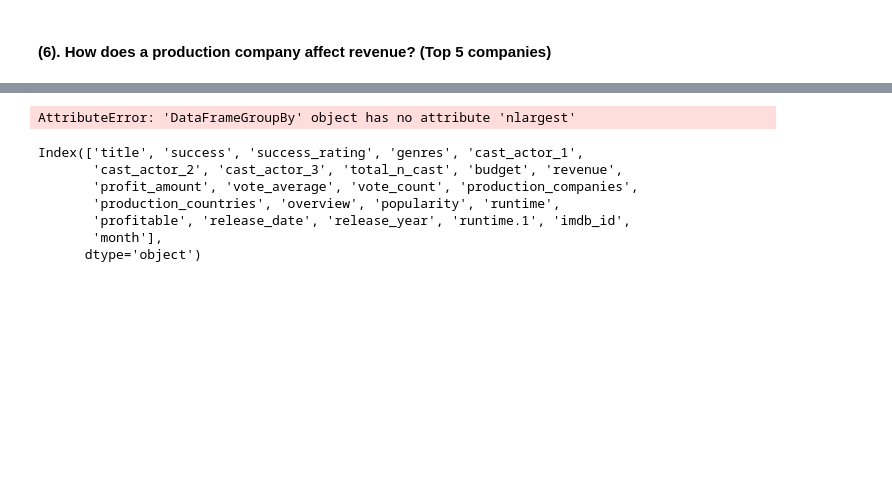
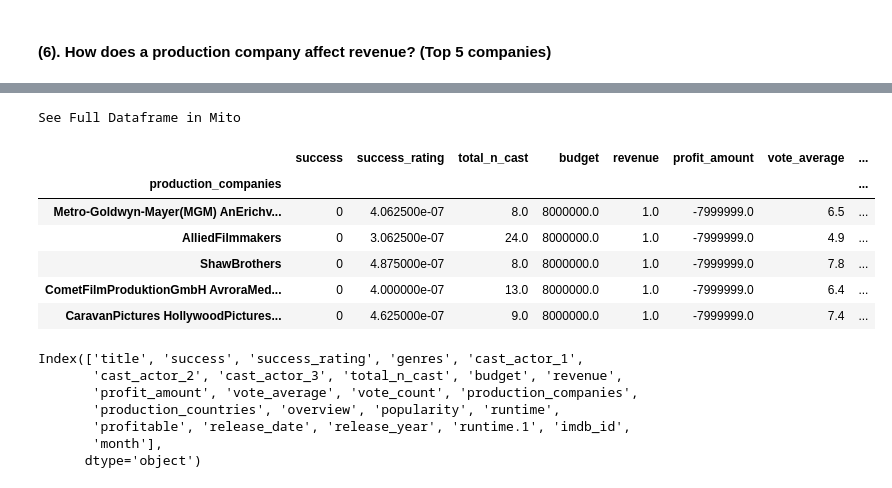
Before and after one commit to Movie-Success-Capstone/Movie-Capstone, a Jupyter notebook: stephen_explore.ipynb, the cells around one changed output, grey strips where cells are left out. Drawn from its saved outputs; the diff is of its cells as text; code cells hidden in the pictures; blank space fills up the shorter version.

```diff
--- a/stephen_explore.ipynb
+++ b/stephen_explore.ipynb
@@ -356,4 +370,17 @@ top_5_movies_profit = top_5_most_profitable.profit_amount.sum()
 # %%
-top_production_company = df['']
+# Most profitable production companies
+
+top_5_production_companies = df.groupby(["production_companies"])\
+.sum().sort_values("revenue", ascending=True).head(5)
+
+
+top_5_production_companies
 # %% [output]
-AttributeError: 'DataFrameGroupBy' object has no attribute 'nlargest'
+See Full Dataframe in Mito
+|  | success | success_rating | total_n_cast | budget | revenue | profit_amount | vote_average | ... |
+| production_companies |  |  |  |  |  |  |  | ... |
+| Metro-Goldwyn-Mayer(MGM) AnErichv... | 0 | 4.062500e-07 | 8.0 | 8000000.0 | 1.0 | -7999999.0 | 6.5 | ... |
+| AlliedFilmmakers | 0 | 3.062500e-07 | 24.0 | 8000000.0 | 1.0 | -7999999.0 | 4.9 | ... |
+| ShawBrothers | 0 | 4.875000e-07 | 8.0 | 8000000.0 | 1.0 | -7999999.0 | 7.8 | ... |
+| CometFilmProduktionGmbH AvroraMed... | 0 | 4.000000e-07 | 13.0 | 8000000.0 | 1.0 | -7999999.0 | 6.4 | ... |
+| CaravanPictures HollywoodPictures... | 0 | 4.625000e-07 | 9.0 | 8000000.0 | 1.0 | -7999999.0 | 7.4 | ... |
```
Also changed, not shown: parts of 23 cells of this notebook.
